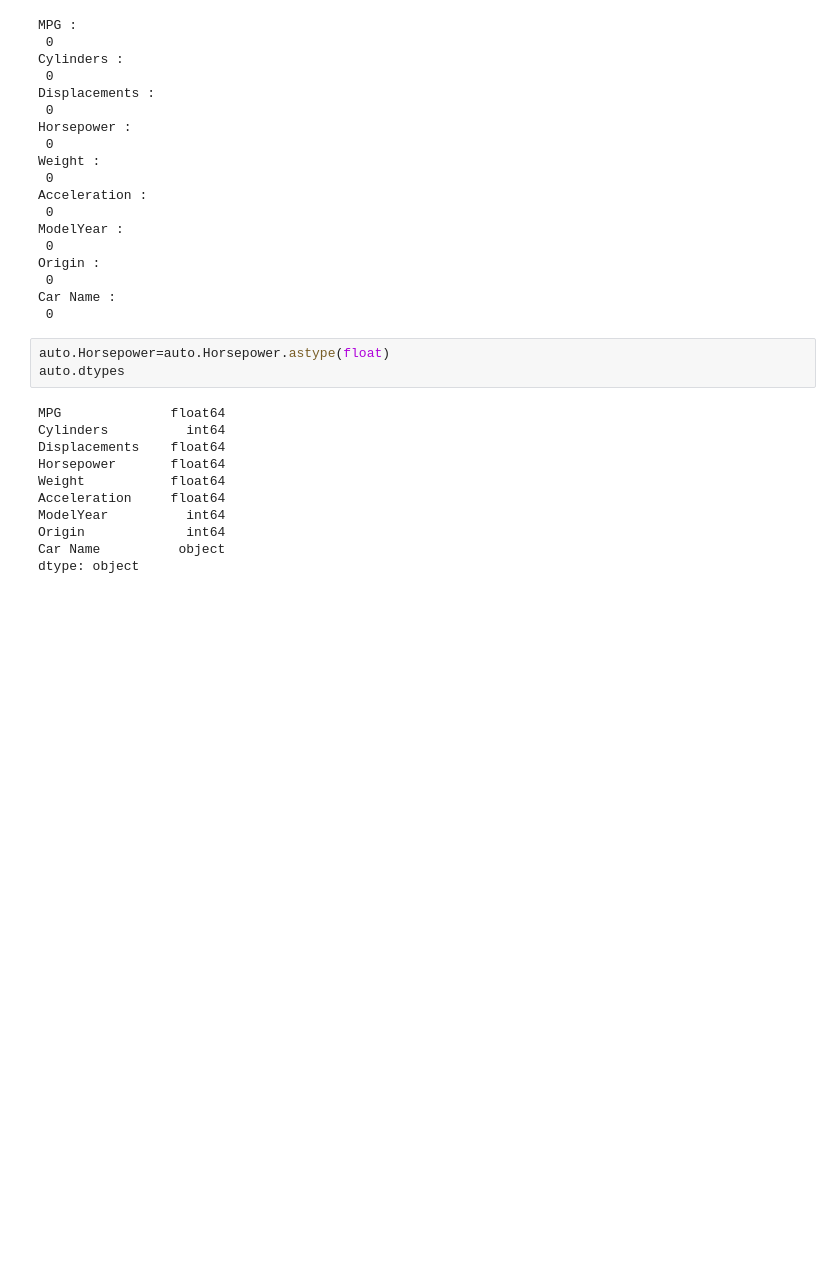
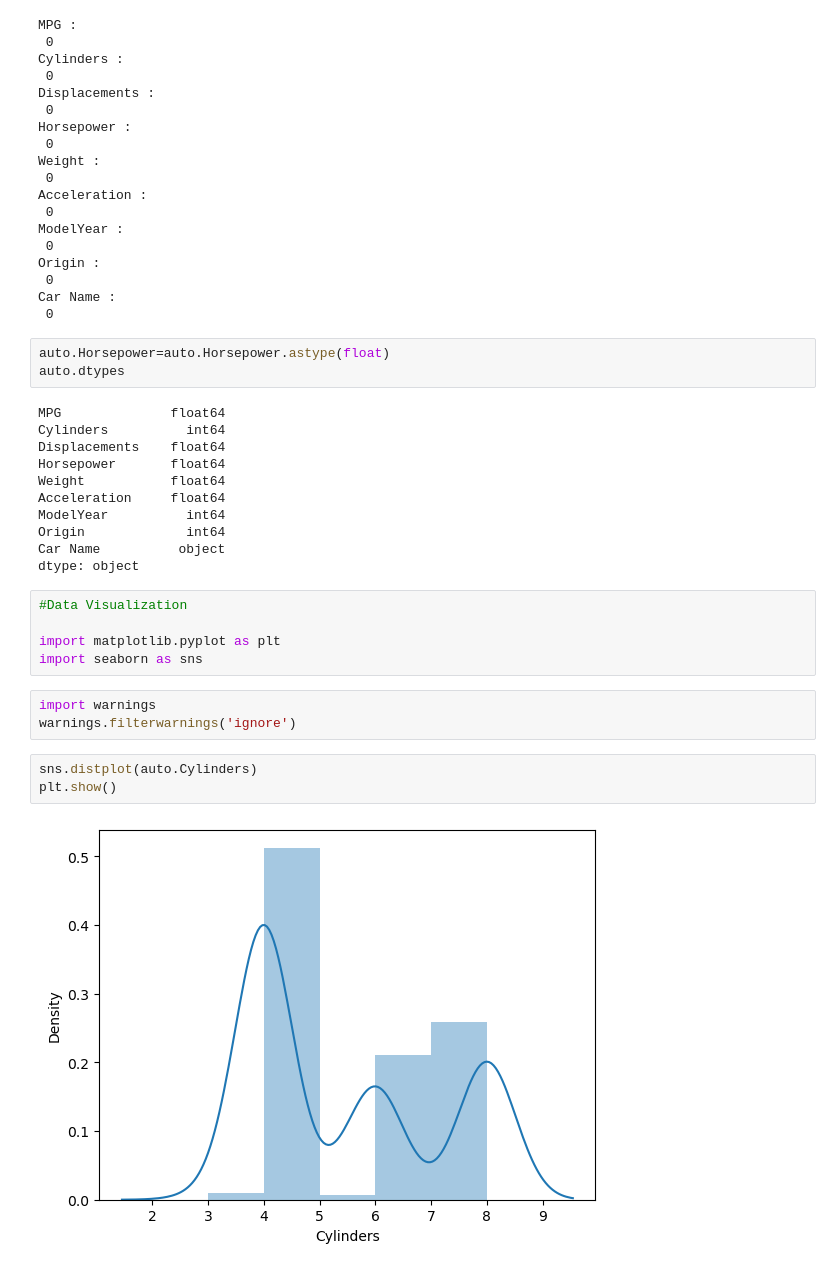
Before and after one commit to GyanaPrakashSahoo7853/Exploratory_Data_Analysis_EDA, a Jupyter notebook: AutoMPG.ipynb, the cells around one changed output. Drawn from its saved outputs; the diff is of its cells as text; blank space fills up the shorter version.

Commit message:
Added Visualization and Model Trainging

```diff
--- a/AutoMPG.ipynb
+++ b/AutoMPG.ipynb
@@ -151,3 +158,16 @@ ModelYear          int64
 Origin             int64
 Car Name          object
 dtype: object
+# %%
+#Data Visualization
+
+import matplotlib.pyplot as plt
+import seaborn as sns
+# %%
+import warnings
+warnings.filterwarnings('ignore')
+# %%
+sns.distplot(auto.Cylinders)
+plt.show()
+# %% [output]
+[figure, added]
```
Also changed, not shown: parts of 28 cells of this notebook.
